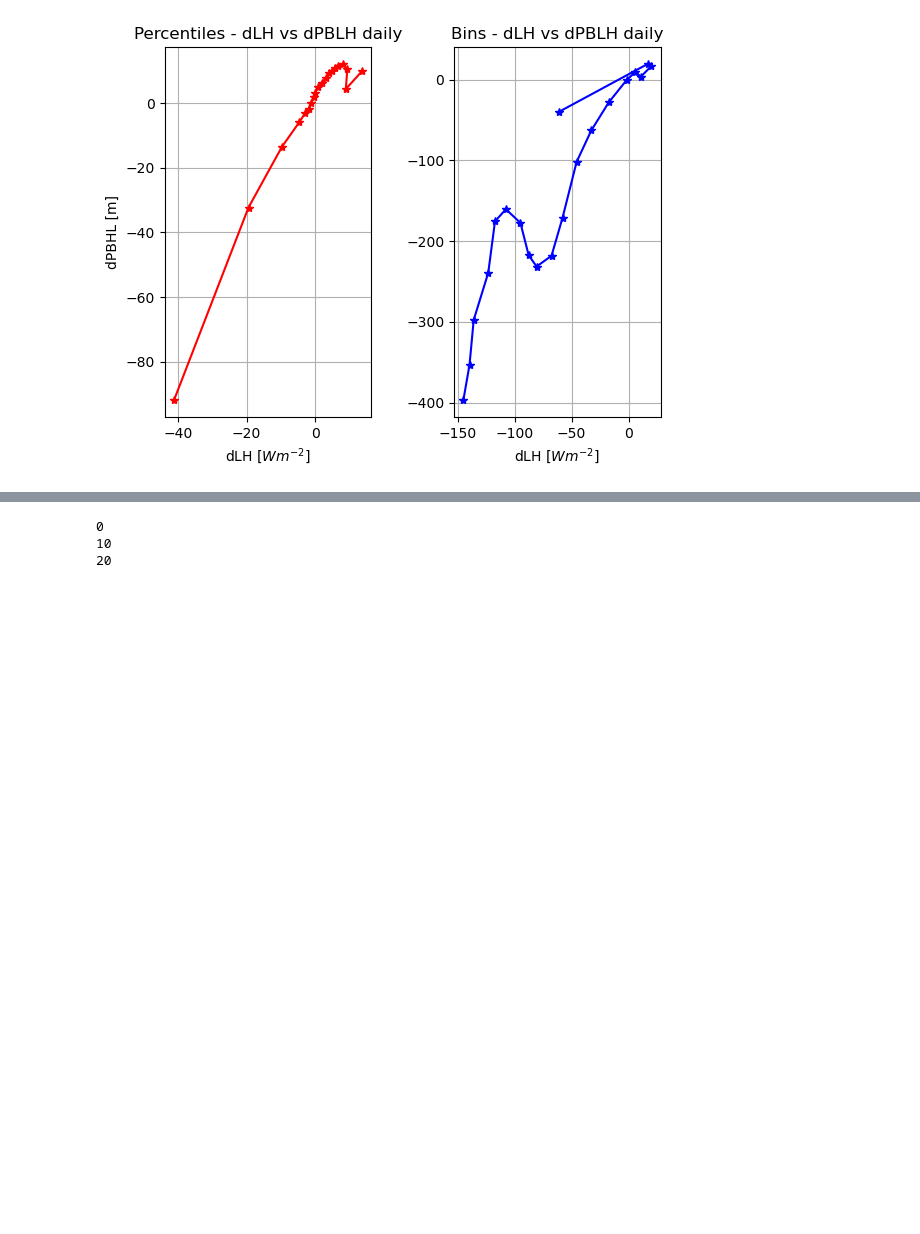
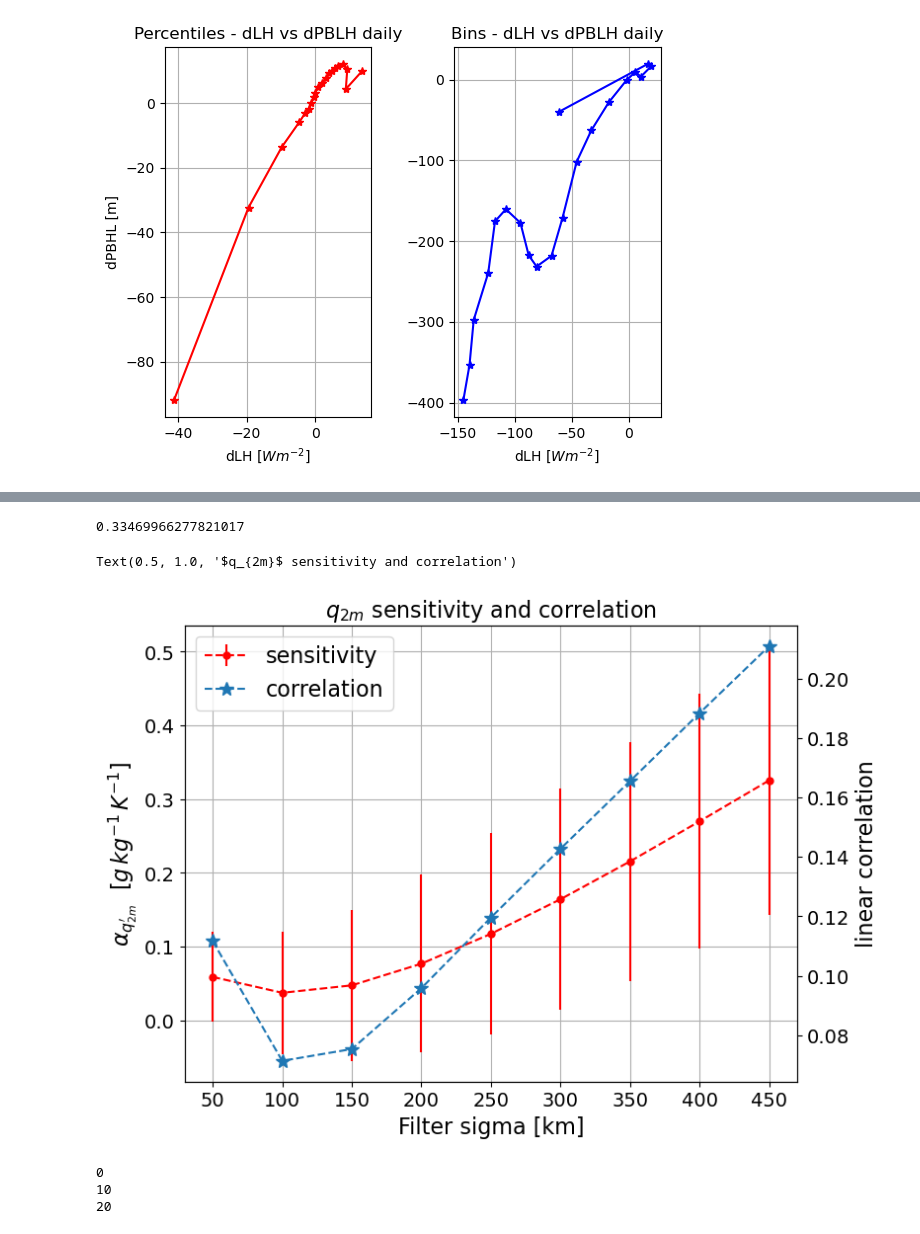
Before and after one commit to meteorologopazzo/thesis_material, a Jupyter notebook: EURECA_scripts/coupled_scripts/ThermContr_LH_only.ipynb, the cells around one changed output, grey strips where cells are left out. Drawn from its saved outputs; the diff is of its cells as text; code cells hidden in the pictures; blank space fills up the shorter version.

```diff
--- a/EURECA_scripts/coupled_scripts/ThermContr_LH_only.ipynb
+++ b/EURECA_scripts/coupled_scripts/ThermContr_LH_only.ipynb
@@ -669,0 +681,16 @@ q2_day = q2_day.where(sea_mask_modified, drop=False).values;
+# %%
+for i in range(scales.shape[0]):
+    print(f'step {i+1}')
+    q2_prime = np.zeros(q2_day.shape)
+    sst_prime = np.zeros(sst_day.shape)
+
+    for t in range(0,q2_day.shape[0]):
+        # upscale using gaussian filter
+        q2_smooth = gm.nan_gaussian_filter(q2_day[t], scales[i])
+        q2_prime[t] = q2_day[t] - q2_smooth
+
+        sst_day_smooth = gm.nan_gaussian_filter(sst_day[t], scales[i])
+        sst_prime[t] = sst_day[t] - sst_day_smooth
+
+        result_list = slopes_r_p_mix(sst_prime, q2_prime, nt, nskip, ls = True)
+        fit_results.loc[:,scales[i]] = result_list
@@ -670,3 +707,57 @@ q2_day = q2_day.where(sea_mask_modified, drop=False).values;
+# %%
+fit_results.loc['p_val_cannelli', 25]
+# %% [output]
+0.33469966277821017
+# %%
+slopes_only = [fit_results.loc['fit', scales[i]].slope for i in range(len(scales))]
+sigma_slope = [fit_results.loc['sigmas', scales[i]][0] for i in range(len(scales))]
+corr = [fit_results.loc['corr', scales[i]] for i in range(len(scales))]
+# %%
+fig, ax = plt.subplots(1,1,figsize=(8,6))
+
+# slopes_plot = ax.errorbar(scales, slopes_only, yerr=sigma_slope, xerr=None, color='r', label='std dev.')#, marker='s', mfc='red',mec='green', ms=20, mew=4)
+slopes_plot = ax.errorbar(
+    scales,
+    slopes_only,
+    yerr=sigma_slope,
+    xerr=None,
+    color='red',          # Set line color to orange
+    fmt='o',                 # Circular markers
+    markersize=5,            # Marker size
+    ecolor='red',         # Error bar color to match the line color
+    linestyle='--',          # Dashed error bars
+    label='sensitivity'
+)
+ax.set_ylabel(r"$\alpha_{q_{2m}'}$  [$g\,kg^{-1}\,K^{-1}$]", fontsize=16)
+
+
+
+
+ax.set_xticks(scales)
+ax.set_xticklabels(scales_km)
+ax.set_xlabel('Filter sigma [km]', fontsize=16)
+ax.grid()
+
+ax.tick_params(axis='both', which='major', labelsize=14)
+
+
+
+
+ax1 = ax.twinx()
+corr_plot = ax1.plot(scales, corr, '*--', markersize=10, label='correlation')
+ax1.set_ylabel('linear correlation', fontsize=16)
+
+lines, labels = ax.get_legend_handles_labels()
+lines2, labels2 = ax1.get_legend_handles_labels()
+ax1.legend(lines + lines2, labels + labels2, loc='upper left', fontsize=16)
+
+ax1.tick_params(axis='both', which='major', labelsize=14)
+
+
+plt.title(r'$q_{2m}$ sensitivity and correlation', fontsize=16)
+# %% [output]
+Text(0.5, 1.0, '$q_{2m}$ sensitivity and correlation')
+[figure, added]
 # %%
 s = 100
 
```
Also changed, not shown: parts of 6 cells of this notebook.
